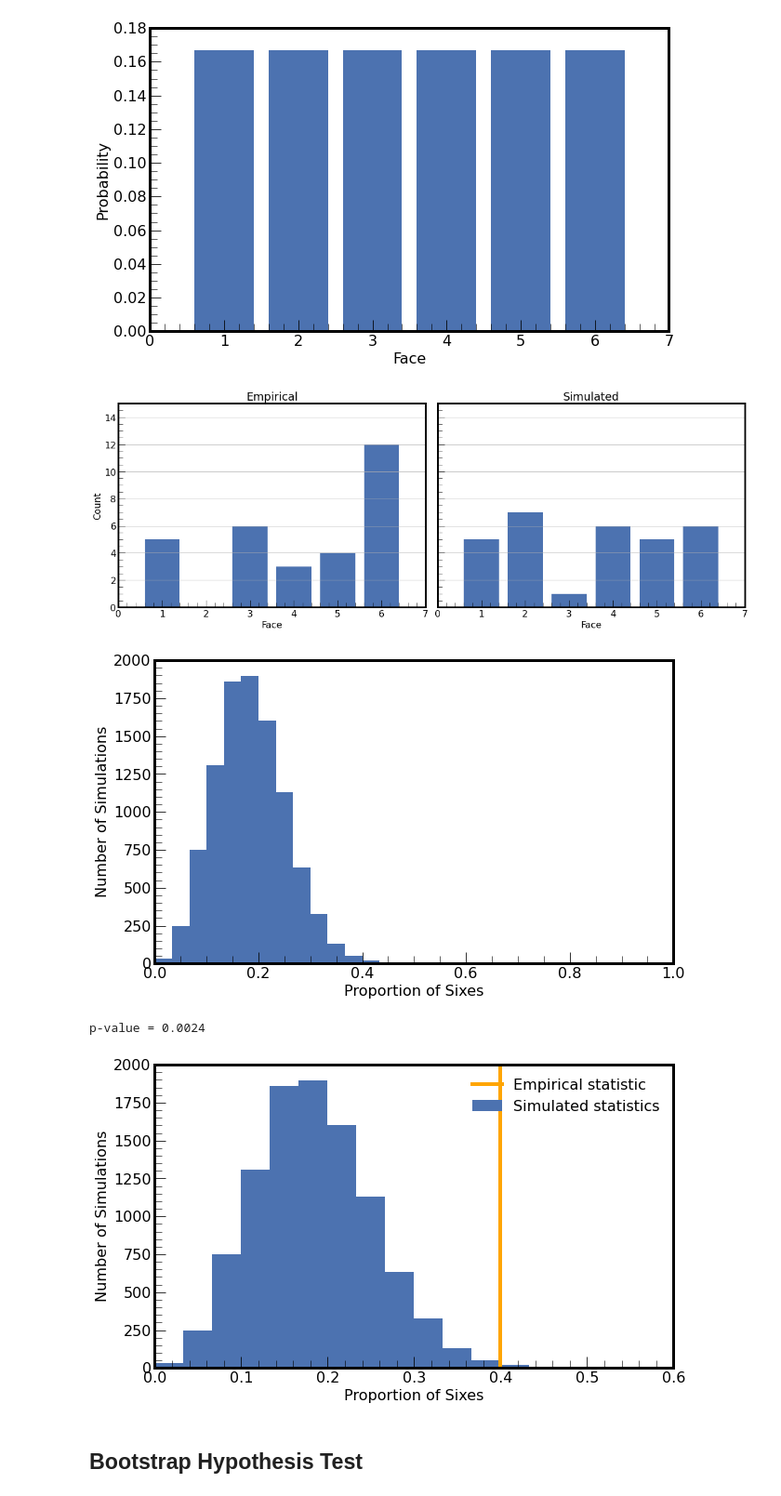
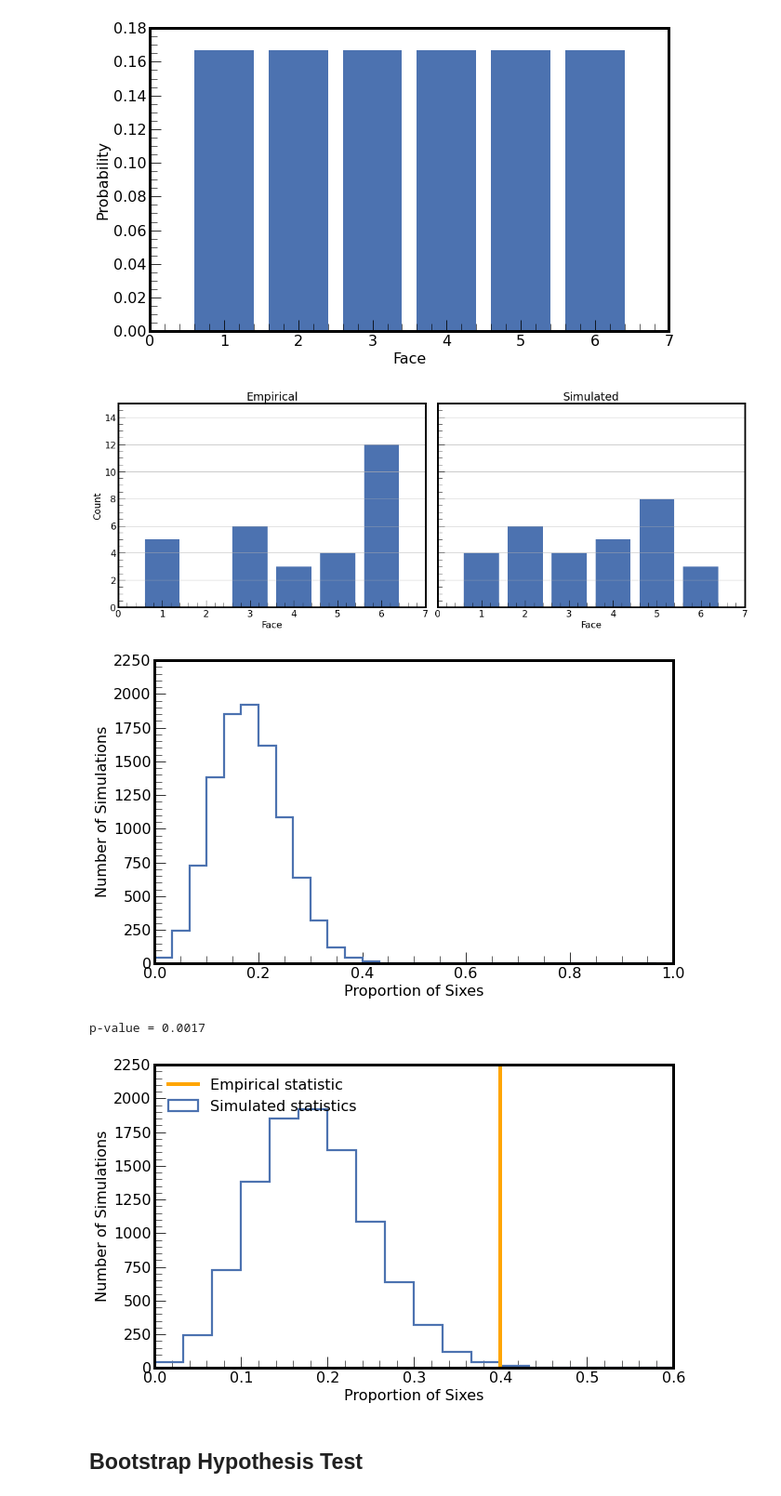
Before and after one commit to FilippenkoGroup/statistics_workshop, a Jupyter notebook: notebook.ipynb, the cells around one changed output. Shown at 93% size. Saved outputs shown, nothing was run; the diff lists cells and outputs as text; code cells hidden in the pictures.

```diff
--- a/notebook.ipynb
+++ b/notebook.ipynb
@@ -59,11 +65,11 @@ plt.show()
 # %% [output]
 [figure]
 # %%
-def roll(die_faces, die_probs, nrolls):
+def roll(die_faces, die_probs, nrolls=30):
     roll = np.random.choice(die_faces, p=die_probs, size=nrolls)
     return roll
 
-result = roll(die_faces, die_probs, nrolls=30)
+result = roll(die_faces, die_probs)
 
 fig, axes = plt.subplots(nrows=1, ncols=2, figsize=(16, 6), sharey=True)
 
@@ -84,7 +90,7 @@ axes[1].grid(axis='y')
 plt.tight_layout()
 plt.show()
 # %% [output]
-[figure, old version]
+[figure, new version]
 # %%
 def calculate_stats(sample):
     """Returns the proportion of "6" in the given sample (rolls of a die)."""
@@ -96,8 +102,10 @@ def calculate_stats(sample):
     return np.mean(sample == 6)
 
 def simulate(die_faces, die_probs, nrolls, reps):
-    """Simulate `nrolls` tosses of a die given the die faces and probabilities for each side. Repeat the simulation
-    `reps` time calculating the statistics (as defined in `calculate_stats`) and return a numpy array of those statistics."""
+    """Simulate `nrolls` tosses of a die given the die faces and probabilities for each side.
+    Repeat the simulation `reps` time calculating the statistics (as defined in `calculate_stats`)
+    and return a numpy array of those statistics.
+    """
     results = []
 
     for i in range(reps):
@@ -106,33 +114,31 @@ def simulate(die_faces, die_probs, nrolls, reps):
         results.append(statistics)
 
     return np.array(results)
-
-def plot(results):
-    plt.hist(results, bins=np.arange(30)/30)
-    plt.xlabel("Proportion of Sixes")
-    plt.ylabel("Number of Simulations")
-    plt.show()
 # %%
 simulated_statistics = simulate(die_faces, die_probs, nrolls=30, reps=10000)
-plot(simulated_statistics)
+
+plt.hist(simulated_statistics, bins=np.arange(30)/30, histtype='step')
+plt.xlabel("Proportion of Sixes")
+plt.ylabel("Number of Simulations")
+plt.show()
 # %% [output]
-[figure, old version]
+[figure, new version]
 # %%
 empirical_statistic = calculate_stats(die_tosses)
 pvalue = np.mean(simulated_statistics >= empirical_statistic)
 print(f"p-value = {pvalue}")
 
-plt.hist(simulated_statistics, bins=np.arange(30)/30, label="Simulated statistics")
+plt.hist(simulated_statistics, bins=np.arange(30)/30, histtype='step', label="Simulated statistics")
 plt.axvline(empirical_statistic, color='orange', label="Empirical statistic")
 
 plt.xlabel("Proportion of Sixes")
 plt.ylabel("Number of Simulations")
 plt.xlim(0, 0.6)
 plt.legend()
 plt.show()
 # %% [output]
-p-value = 0.0024
+p-value = 0.0017
-[figure, old version]
+[figure, new version]
 # %% [markdown]
 ## Bootstrap Hypothesis Test
 # %%
```
Also changed, not shown: parts of 25 cells of this notebook.
